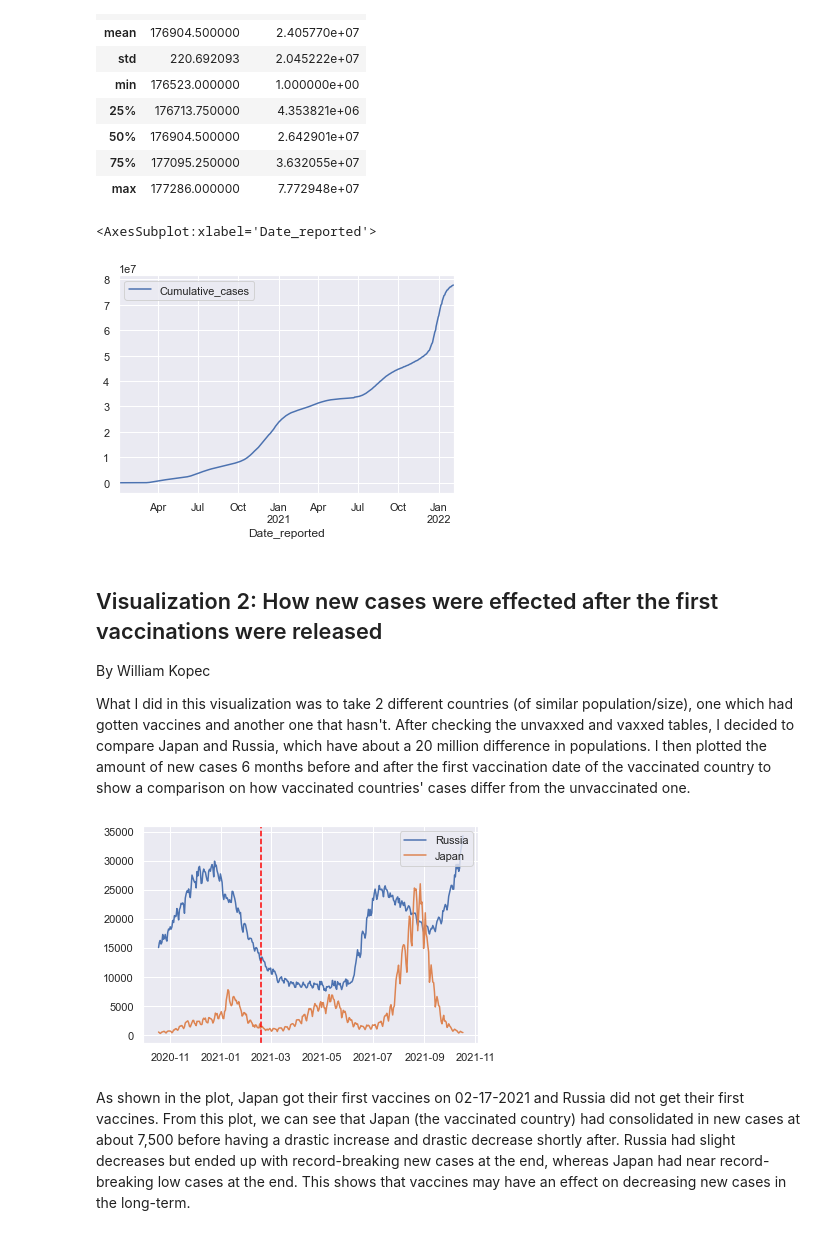
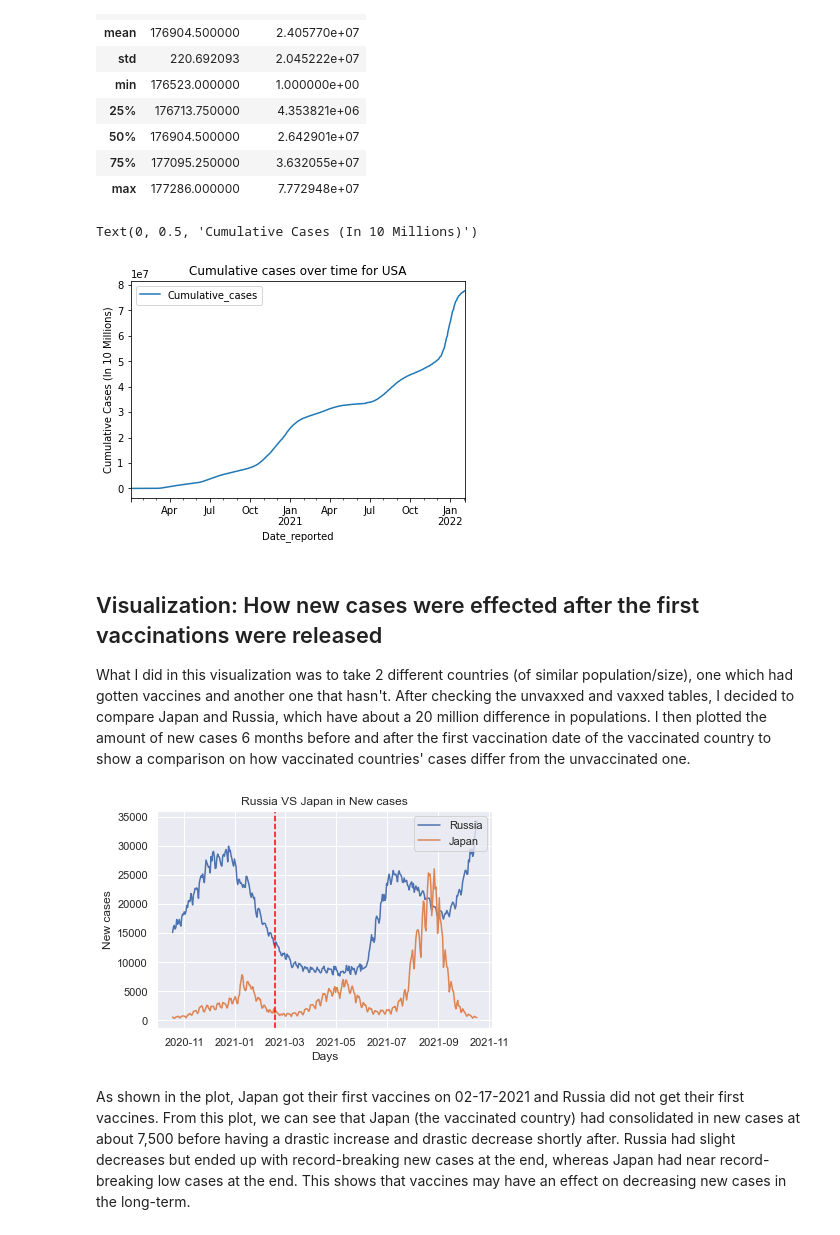
Before and after one commit to uic-cs418/cs418-spring22-the-wild-card, a Jupyter notebook: Covid Analysis.ipynb, the cells around one changed output. Cells and saved outputs as stored; diff of their text form; code cells hidden in the pictures.

Commit message:
Update Covid Analysis.ipynb
updated based on feedback.
TODO:
Change visual 3 to bar chart and choose 3 out of the 4 visuals to show/present.

```diff
--- a/Covid Analysis.ipynb
+++ b/Covid Analysis.ipynb
@@ -168,14 +163,13 @@ usa.describe()
 | 75% | 177095.250000 | 3.632055e+07 |
 | max | 177286.000000 | 7.772948e+07 |
 # %%
-usa.plot.line(x='Date_reported', y='Cumulative_cases')
+ax = usa.plot.line(x='Date_reported', y='Cumulative_cases', title="Cumulative cases over time for USA")
+ax.set_ylabel("Cumulative Cases (In 10 Millions)")
 # %% [output]
-<AxesSubplot:xlabel='Date_reported'>
+Text(0, 0.5, 'Cumulative Cases (In 10 Millions)')
-[figure, old version]
+[figure, new version]
 # %% [markdown]
-## Visualization 2: How new cases were effected after the first vaccinations were released
-By William Kopec
-
+## Visualization: How new cases were effected after the first vaccinations were released
 What I did in this visualization was to take 2 different countries (of similar population/size), one which had gotten vaccines and another one that hasn't. After checking the unvaxxed and vaxxed tables, I decided to compare Japan and Russia, which have about a 20 million difference in populations. I then plotted the amount of new cases 6 months before and after the first vaccination date of the vaccinated country to show a comparison on how vaccinated countries' cases differ from the unvaccinated one.
 # %%
 import datetime
@@ -216,18 +197,21 @@ subData4 = subData4[mask4]
 # %%
 import seaborn as sns
 
 fig = plt.figure()
 
 for frame in [subData3, subData4]:
     plt.plot(frame['Date_reported'], frame['New_cases'])
 #Get the first vaccination date for USA
 
 #plot the first vaccination date on the graph
 plt.axvline(first_vax_date, color="red", linestyle="--")
 plt.legend(["Russia", "Japan"], loc ="upper right")
+plt.title("Russia VS Japan in New cases")
+plt.ylabel("New cases")
+plt.xlabel("Days")
 plt.show()
 # %% [output]
-[figure, old version]
+[figure, new version]
 # %% [markdown]
 As shown in the plot, Japan got their first vaccines on 02-17-2021 and Russia did not get their first vaccines. From this plot, we can see that Japan (the vaccinated country) had consolidated in new cases at about 7,500 before having a drastic increase and drastic decrease shortly after. Russia had slight decreases but ended up with record-breaking new cases at the end, whereas Japan had near record-breaking low cases at the end. This shows that vaccines may have an effect on decreasing new cases in the long-term.
 # %% [markdown]
```
Also changed, not shown: parts of 21 cells of this notebook.
